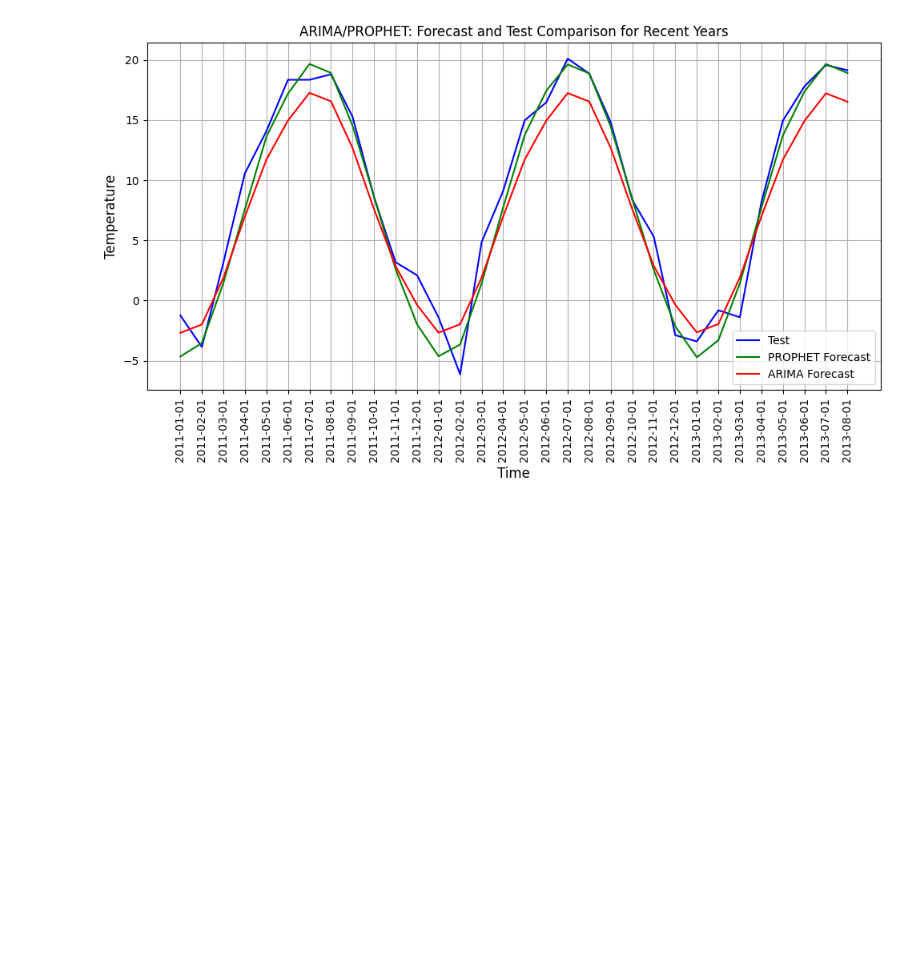
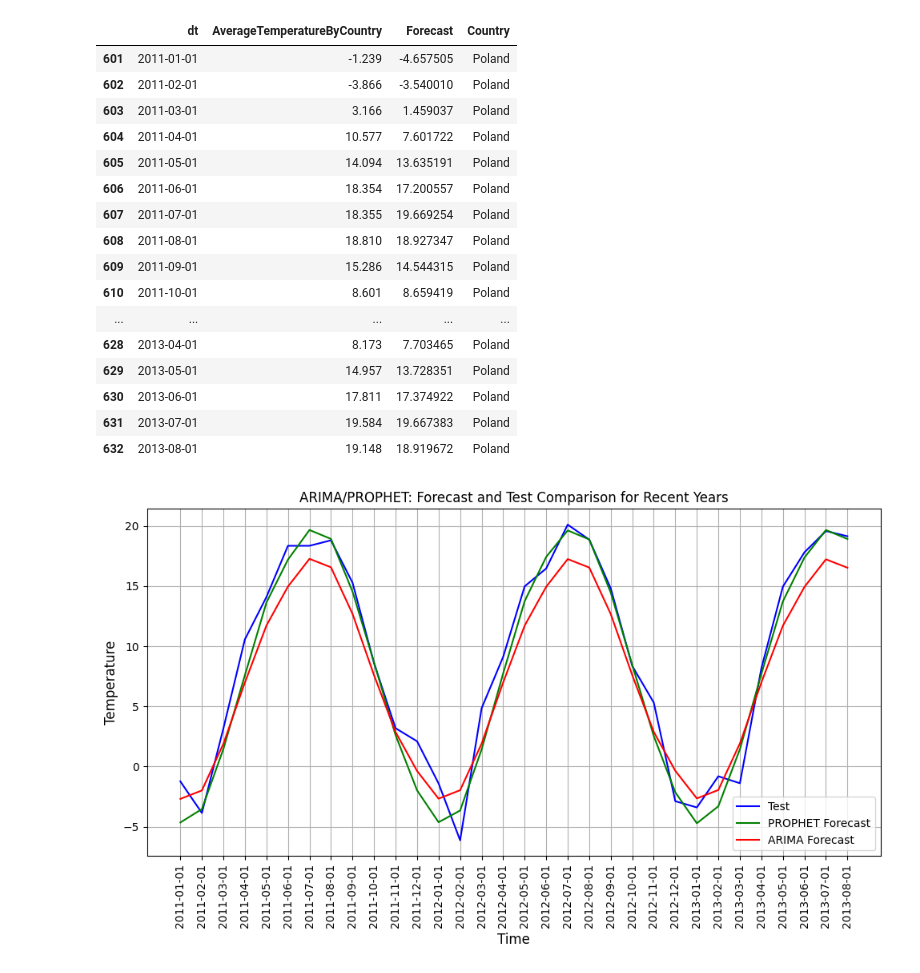
Before and after one commit to AnnaMrowca/ClimateChange, a Jupyter notebook: checks.ipynb, the cells around one changed output. Drawn from its saved outputs; the diff is of its cells as text; code cells hidden in the pictures; blank space fills up the shorter version.

```diff
--- a/checks.ipynb
+++ b/checks.ipynb
@@ -28,8 +47,27 @@ arima_test_fcst_recent_years = arima_test_merged.loc[
 # %%
 prophet_test_fcst_recent_years = prophet_test_merged.loc[
     (prophet_test_merged['dt'] >= '2011-01-01') & (prophet_test_merged['dt'] <= '2013-08-01'),
     ['dt', 'AverageTemperatureByCountry', 'Forecast', 'Country']
 ]
+prophet_test_fcst_recent_years
+# %% [output]
+|  | dt | AverageTemperatureByCountry | Forecast | Country |
+| 601 | 2011-01-01 | -1.239 | -4.657505 | Poland |
+| 602 | 2011-02-01 | -3.866 | -3.540010 | Poland |
+| 603 | 2011-03-01 | 3.166 | 1.459037 | Poland |
+| 604 | 2011-04-01 | 10.577 | 7.601722 | Poland |
+| 605 | 2011-05-01 | 14.094 | 13.635191 | Poland |
+| 606 | 2011-06-01 | 18.354 | 17.200557 | Poland |
+| 607 | 2011-07-01 | 18.355 | 19.669254 | Poland |
+| 608 | 2011-08-01 | 18.810 | 18.927347 | Poland |
+| 609 | 2011-09-01 | 15.286 | 14.544315 | Poland |
+| 610 | 2011-10-01 | 8.601 | 8.659419 | Poland |
+| ... | ... | ... | ... | ... |
+| 628 | 2013-04-01 | 8.173 | 7.703465 | Poland |
+| 629 | 2013-05-01 | 14.957 | 13.728351 | Poland |
+| 630 | 2013-06-01 | 17.811 | 17.374922 | Poland |
+| 631 | 2013-07-01 | 19.584 | 19.667383 | Poland |
+| 632 | 2013-08-01 | 19.148 | 18.919672 | Poland |
 # %%
 fig, ax = plt.subplots(figsize=(10, 6))
 
```
Also changed, not shown: parts of 3 cells of this notebook, 2 other files.
